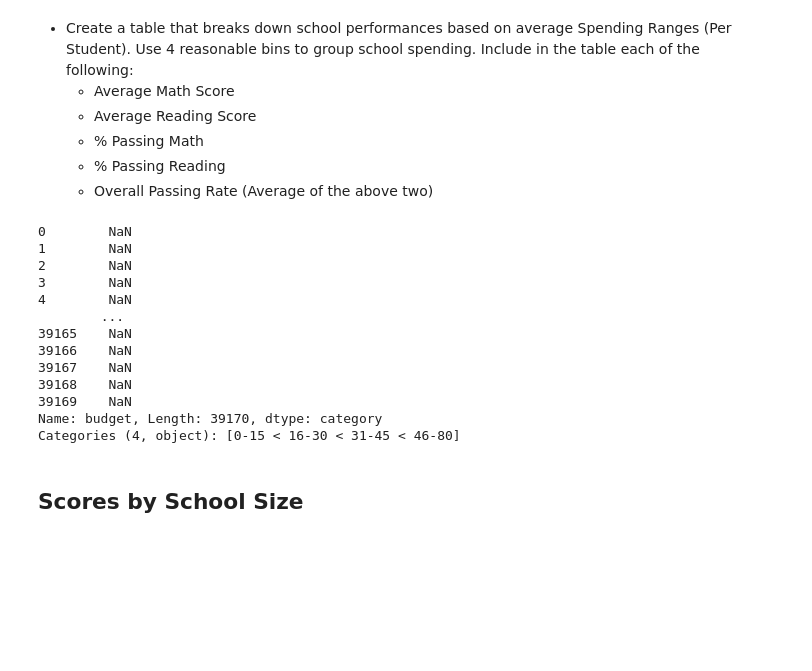
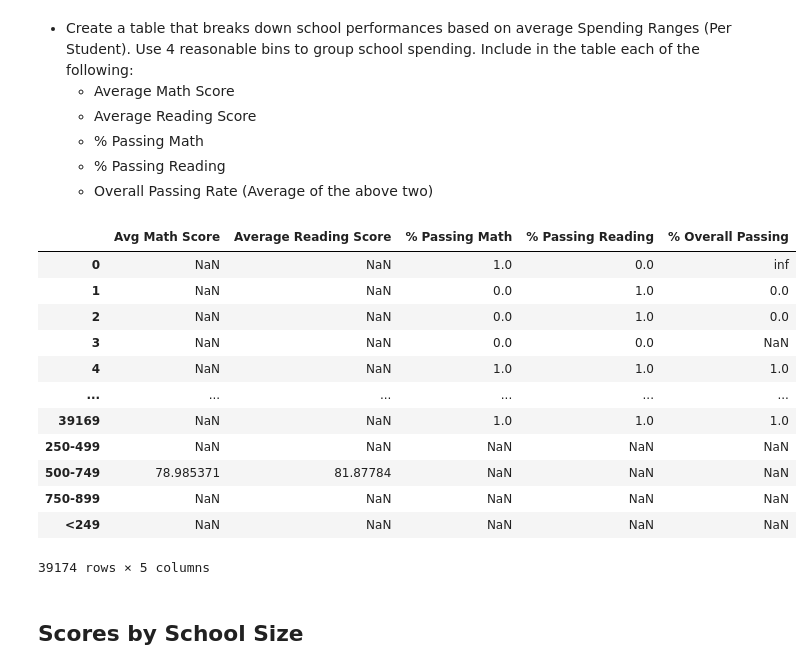
Before and after one commit to lorelles/pandas-challenge, a Jupyter notebook: PyCitySchools/PyCitySchools_analysis.ipynb, the cells around one changed output. Drawn from its saved outputs; the diff is of its cells as text; code cells hidden in the pictures; blank space fills up the shorter version.

```diff
--- a/PyCitySchools/PyCitySchools_analysis.ipynb
+++ b/PyCitySchools/PyCitySchools_analysis.ipynb
@@ -265,26 +265,40 @@ reading_scores
   * % Passing Math
   * % Passing Reading
   * Overall Passing Rate (Average of the above two)
-# %%
-# divide budget to find reasonable bins = 0-15, 16-30, 31-45, 46-80
-bins = [0, 16, 31, 46, 80]
-group_names = ["0-15", "16-30", "31-45", "46-80"]
-spending_df = pd.cut(school_data_complete["budget"], bins, labels=group_names, include_lowest=True)
-spending_df
-# %% [output]
-0        NaN
-1        NaN
-2        NaN
-3        NaN
-4        NaN
-        ...
-39165    NaN
-39166    NaN
-39167    NaN
-39168    NaN
-39169    NaN
-Name: budget, Length: 39170, dtype: category
-Categories (4, object): [0-15 < 16-30 < 31-45 < 46-80]
+# %%
+# divide budget to find reasonable bins = 0-15, 16-30, 31-45, 46-80
+bins = [0, 250, 500, 750, 900]
+group_names = ["<249", "250-499", "500-749", "750-899"]
+school_data_complete["spending_df_bins"] = pd.cut(school_data_complete["budget"]/school_data_complete["size"], bins, labels=group_names, include_lowest=True)
+spending_df = school_data_complete.groupby("spending_df_bins")
+
+avg_math = (spending_df["math_score"].mean()).astype(float)
+avg_reading = (spending_df["reading_score"].mean()).astype(float)
+pass_math = (school_data_complete["math_score"] >= 70).astype(float)
+pass_reading = (school_data_complete["reading_score"] >=70).astype(float)
+type_pass_both = (pass_math/pass_reading).astype(float)
+
+school_score_df = pd.DataFrame({
+                            "Avg Math Score": avg_math,
+                            "Average Reading Score": avg_reading,
+                            "% Passing Math": pass_math,
+                            "% Passing Reading": pass_reading,
+                            "% Overall Passing": type_pass_both})
+school_score_df
+# %% [output]
+|  | Avg Math Score | Average Reading Score | % Passing Math | % Passing Reading | % Overall Passing |
+| 0 | NaN | NaN | 1.0 | 0.0 | inf |
+| 1 | NaN | NaN | 0.0 | 1.0 | 0.0 |
+| 2 | NaN | NaN | 0.0 | 1.0 | 0.0 |
+| 3 | NaN | NaN | 0.0 | 0.0 | NaN |
+| 4 | NaN | NaN | 1.0 | 1.0 | 1.0 |
+| ... | ... | ... | ... | ... | ... |
+| 39169 | NaN | NaN | 1.0 | 1.0 | 1.0 |
+| 250-499 | NaN | NaN | NaN | NaN | NaN |
+| 500-749 | 78.985371 | 81.87784 | NaN | NaN | NaN |
+| 750-899 | NaN | NaN | NaN | NaN | NaN |
+| <249 | NaN | NaN | NaN | NaN | NaN |
+39174 rows × 5 columns
 # %% [markdown]
 ## Scores by School Size
 # %% [markdown]
```
Also changed, not shown: parts of 2 cells of this notebook.
